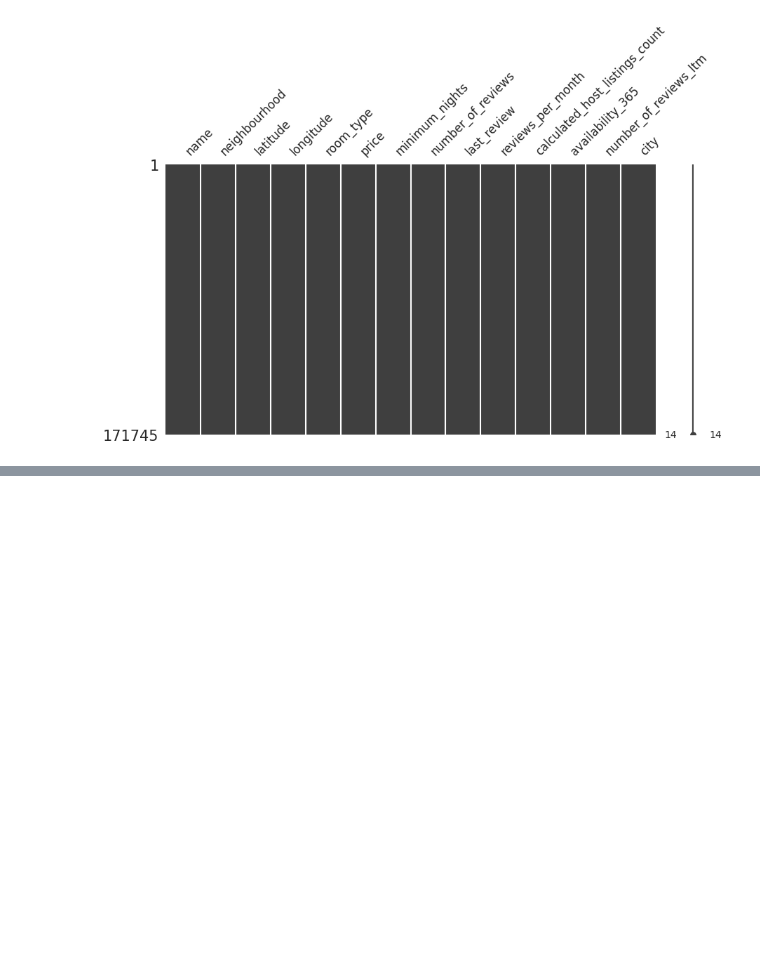
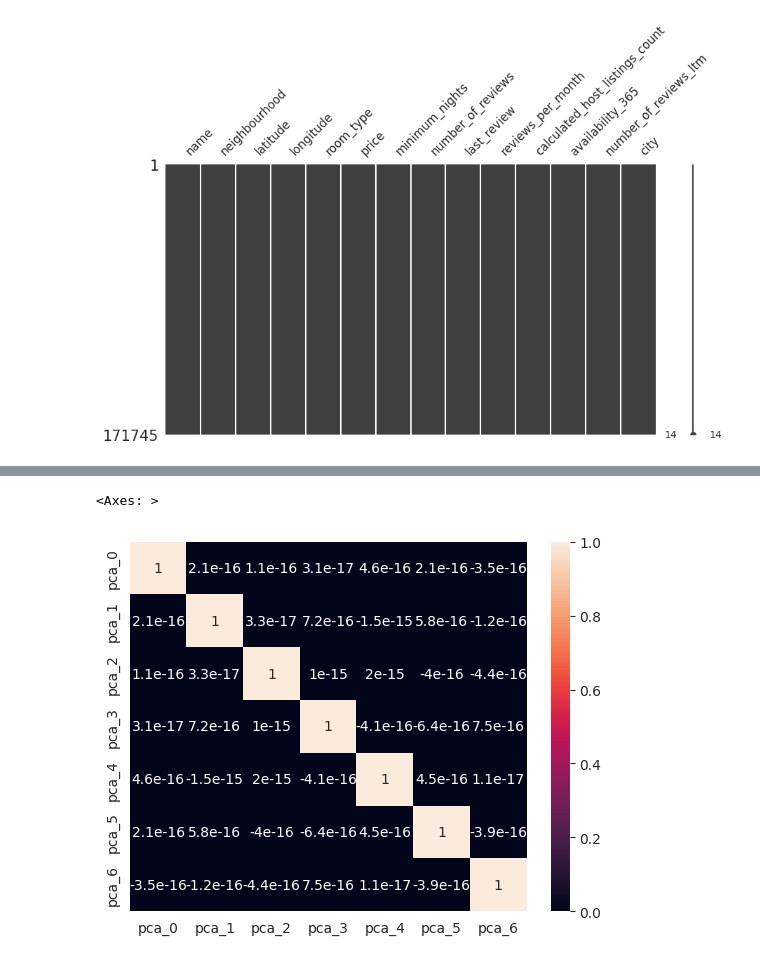
Before and after one commit to aboueleyes/limitation-game, a Jupyter notebook: main.ipynb, the cells around one changed output, grey strips where cells are left out. Cells and saved outputs as stored; diff of their text form; code cells hidden in the pictures; blank space fills up the shorter version.

```diff
--- a/main.ipynb
+++ b/main.ipynb
@@ -532,0 +559,13 @@ msno.matrix(df, figsize=(10, 5), fontsize=12)
+# %%
+pipeline = Pipeline(
+    [
+        ("scaler", StandardScaler()),
+        ("pca", PCA(n_components=0.95)),
+    ]
+)
+
+# fit pipeline
+pipeline.fit(df[numerical_columns])
+
+# transform data
+df_pca = pipeline.transform(df[numerical_columns])
@@ -532,0 +596,9 @@ msno.matrix(df, figsize=(10, 5), fontsize=12)
+# %%
+df_pca_ = pd.DataFrame(df_pca, columns=[f"pca_{i}" for i in range(df_pca.shape[1])])
+# %%
+# correlation matrix heatmap
+corr = df_pca_.corr()
+sns.heatmap(corr, annot=True)
+# %% [output]
+<Axes: >
+[figure, added]
```
Also changed, not shown: parts of 6 cells of this notebook.
